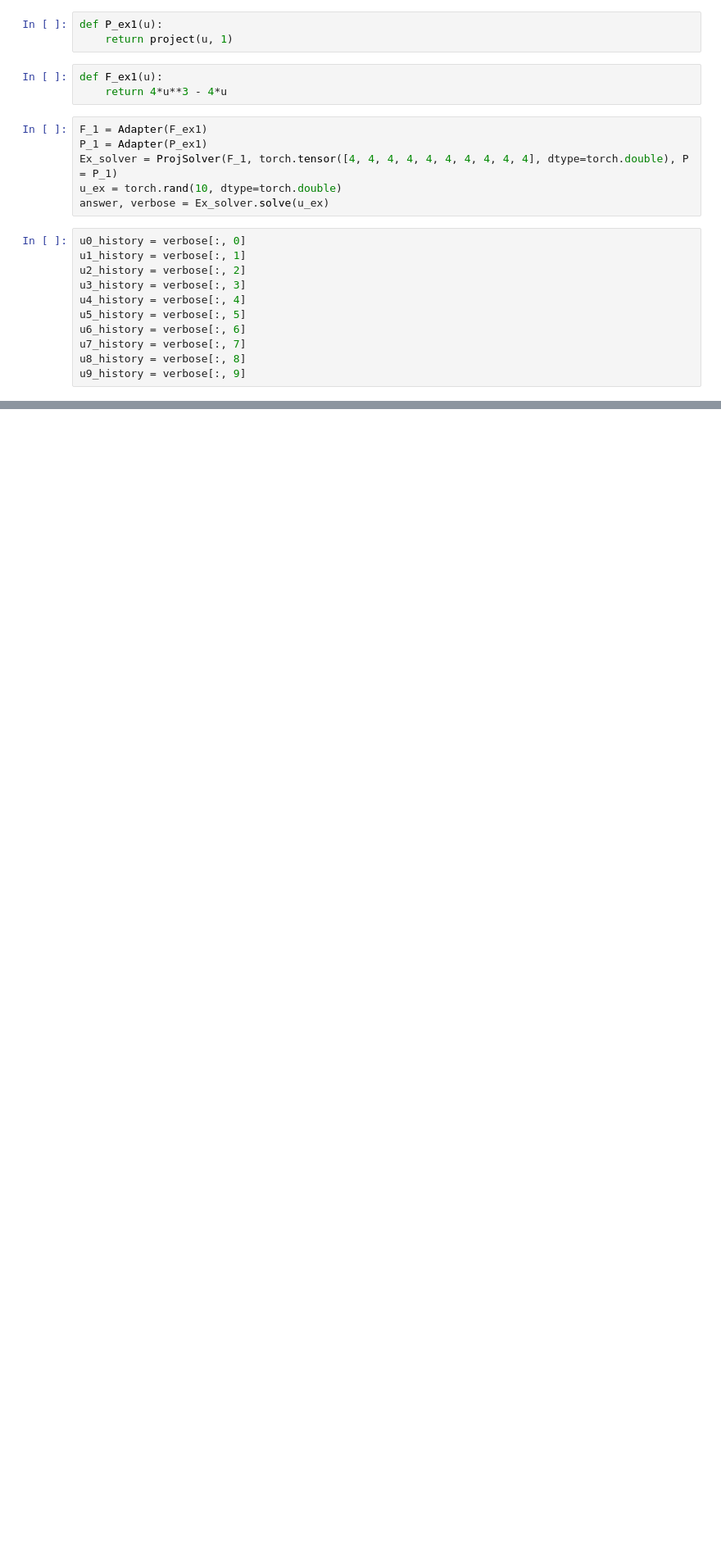
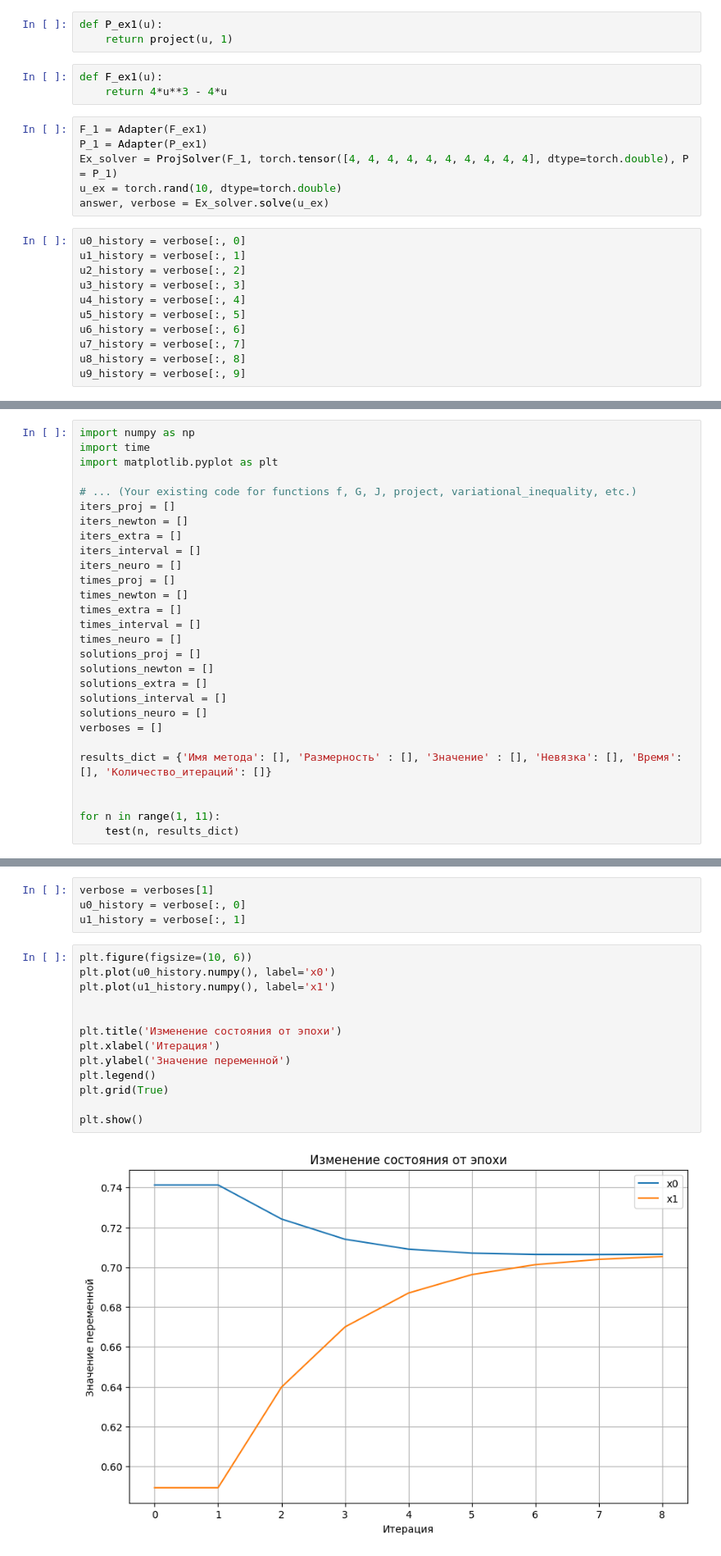
Before and after one commit to Rooney22/VI_Solver_library, a Jupyter notebook: example.ipynb, the cells around one changed output, grey strips where cells are left out. Shown: that part at 82% size. Saved outputs shown, nothing was run; the diff lists cells and outputs as text; blank space fills up the shorter version.

```diff
--- a/example.ipynb
+++ b/example.ipynb
@@ -99,0 +319,28 @@ plt.show()
+# %%
+import numpy as np
+import time
+import matplotlib.pyplot as plt
+
+# ... (Your existing code for functions f, G, J, project, variational_inequality, etc.)
+iters_proj = []
+iters_newton = []
+iters_extra = []
+iters_interval = []
+iters_neuro = []
+times_proj = []
+times_newton = []
+times_extra = []
+times_interval = []
+times_neuro = []
+solutions_proj = []
+solutions_newton = []
+solutions_extra = []
+solutions_interval = []
+solutions_neuro = []
+verboses = []
+
+results_dict = {'Имя метода': [], 'Размерность' : [], 'Значение' : [], 'Невязка': [], 'Время': [], 'Количество_итераций': []}
+
+
+for n in range(1, 11):
+    test(n, results_dict)
@@ -99,0 +359,19 @@ plt.show()
+# %%
+verbose = verboses[1]
+u0_history = verbose[:, 0]
+u1_history = verbose[:, 1]
+# %%
+plt.figure(figsize=(10, 6))
+plt.plot(u0_history.numpy(), label='x0')
+plt.plot(u1_history.numpy(), label='x1')
+
+
+plt.title('Изменение состояния от эпохи')
+plt.xlabel('Итерация')
+plt.ylabel('Значение переменной')
+plt.legend()
+plt.grid(True)
+
+plt.show()
+# %% [output]
+[figure, added]
```
Also changed, not shown: parts of 21 cells of this notebook, 2 other files.
